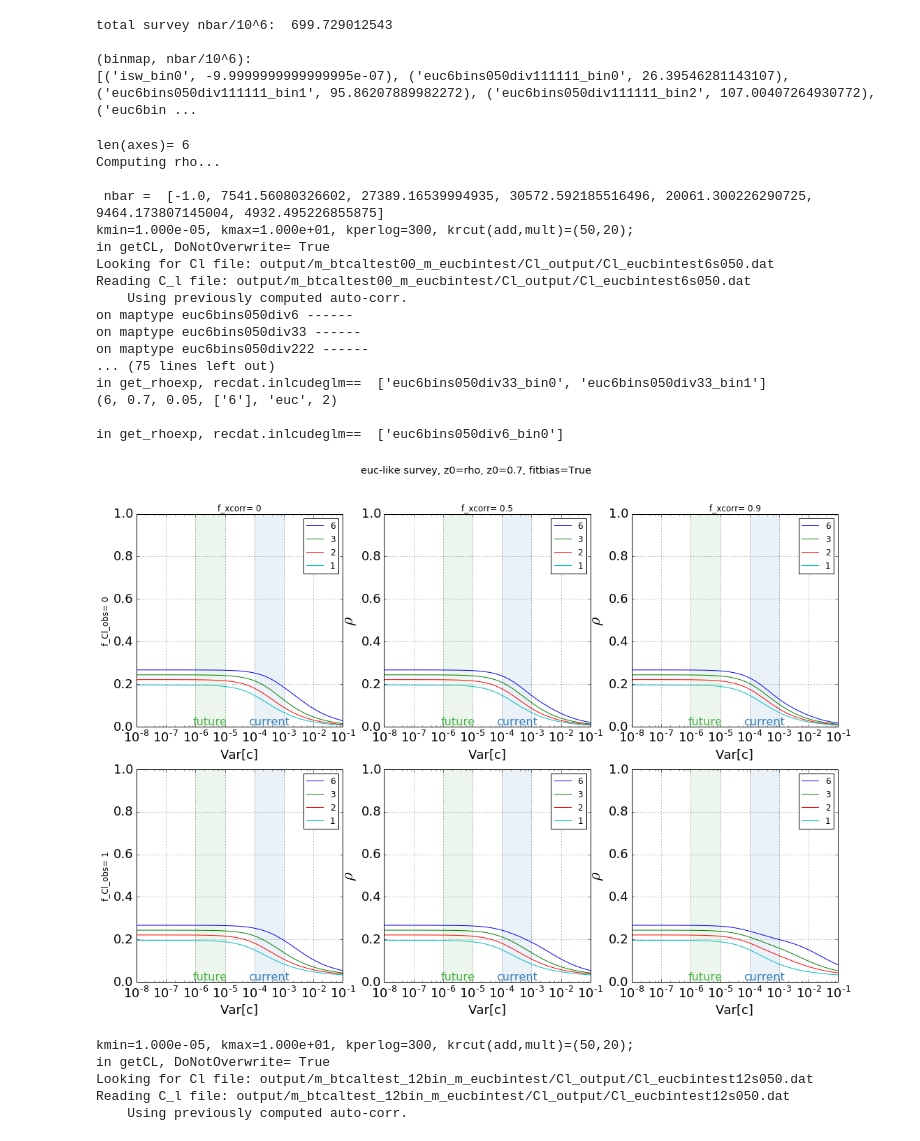
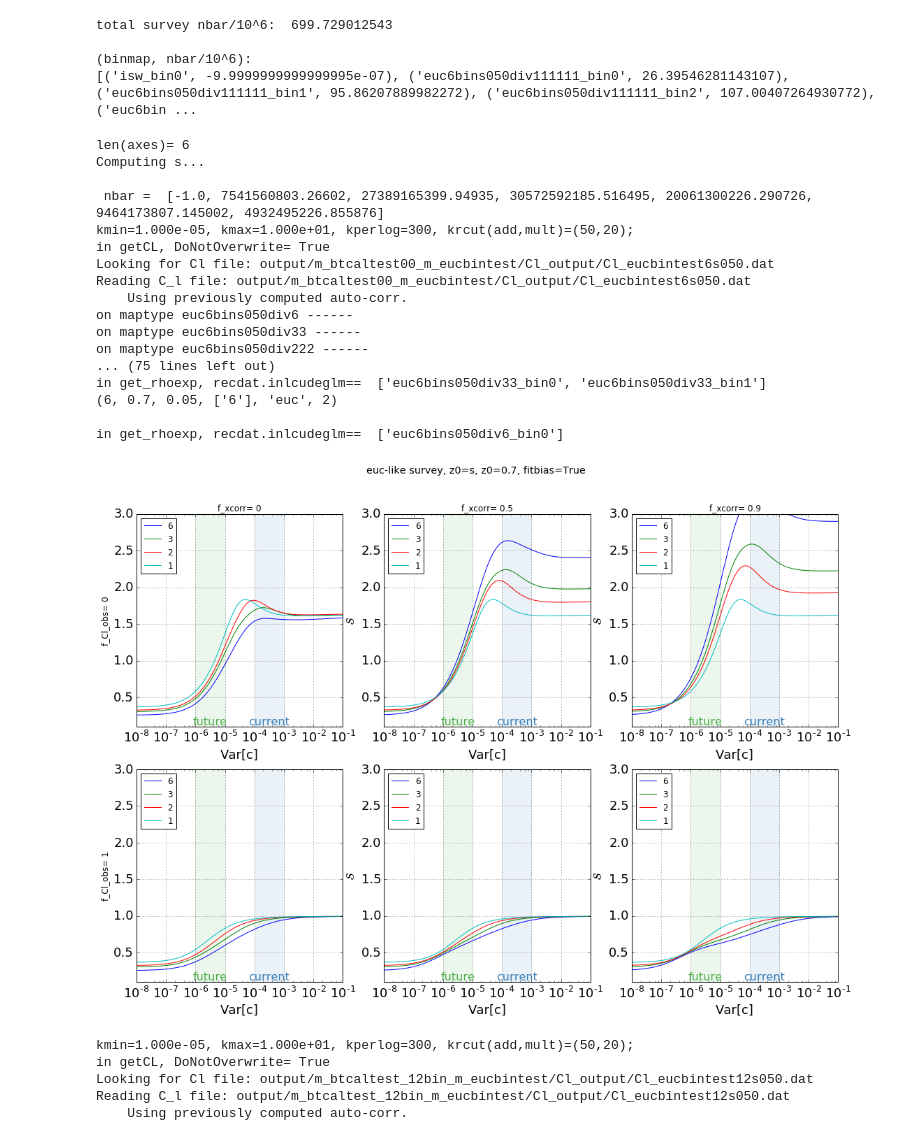
Before and after one commit to jessmuir/isw_reconstr, a Jupyter notebook: NW Multi.ipynb, the cells around one changed output. Saved outputs shown, nothing was run; the diff lists cells and outputs as text; code cells hidden in the pictures.

```diff
--- a/NW Multi.ipynb
+++ b/NW Multi.ipynb
@@ -3030,37 +3058,37 @@ def binning_subplots(z0=0.7,sigz=0.05,finestN=6,div_list=[],f_xcorr_list=[0,.1,.
 
         for ax, row in zip(axes[:,0], f_cl_obs_list):
             ax.set_ylabel('f_Cl_obs= {0}'.format(row), rotation=90, size='large')
 
     if not title:
 #         title = 'Correlation by multipole b/n true and recon ISW, z0={0}, div={2}, fitbias={1}'.format(z0,fitbias,div)
         title = '{3}-like survey, z0={2}, z0={0}, fitbias={1}'.format(z0,fitbias,varname,survtype)
     fig.suptitle(title, size='x-large')
 #     fig.tight_layout()
 
     if show: plt.show()
     return fig
 
 # fig1=binning_subplots(f_xcorr_list=[0,.9],f_cl_obs_list=[0,10])
-fig1=binning_subplots(nbar=10**5,model_on_x=False,f_xcorr_list=[0,.5,.9])
+fig1=binning_subplots(nbar=10**11,model_on_x=False,f_xcorr_list=[0,.5,.9], fitbias=True, varname='s')
 # %% [output]
 len(axes)= 6
-Computing rho...
+Computing s...
 
- nbar =  [-1.0, 7541.56080326602, 27389.16539994935, 30572.592185516496, 20061.300226290725, 9464.173807145004, 4932.495226855875]
+ nbar =  [-1.0, 7541560803.26602, 27389165399.94935, 30572592185.516495, 20061300226.290726, 9464173807.145002, 4932495226.855876]
 kmin=1.000e-05, kmax=1.000e+01, kperlog=300, krcut(add,mult)=(50,20);
 in getCL, DoNotOverwrite= True
 Looking for Cl file: output/m_btcaltest00_m_eucbintest/Cl_output/Cl_eucbintest6s050.dat
 Reading C_l file: output/m_btcaltest00_m_eucbintest/Cl_output/Cl_eucbintest6s050.dat
     Using previously computed auto-corr.
 on maptype euc6bins050div6 ------
 on maptype euc6bins050div33 ------
 on maptype euc6bins050div222 ------
 ... (75 lines left out)
 in get_rhoexp, recdat.inlcudeglm==  ['euc6bins050div33_bin0', 'euc6bins050div33_bin1']
 (6, 0.7, 0.05, ['6'], 'euc', 2)
 
 in get_rhoexp, recdat.inlcudeglm==  ['euc6bins050div6_bin0']
-[figure, old version]
+[figure, new version]
 # %%
 #this is not yet made into shapewidth subplots
 def shapewidth_subplots(z0=0.7,sigz=0.05,finestN=6,div_list=[],f_xcorr_list=[0,.1,.5,.9],f_cl_obs_list=[0,.1,1,10,100],varlist=[],survtype='euc',reclmin=2,
```
Also changed, not shown: parts of 6 cells of this notebook, 3 other files.
